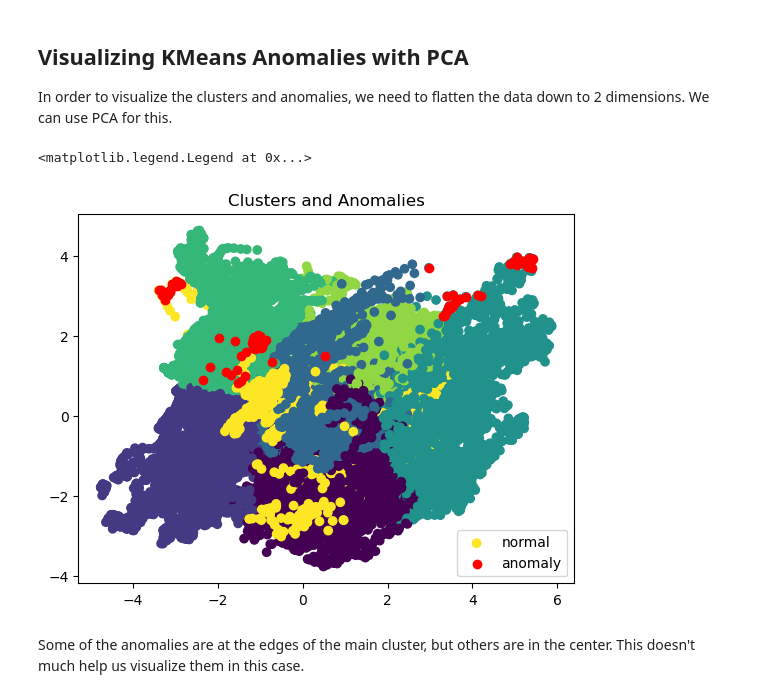
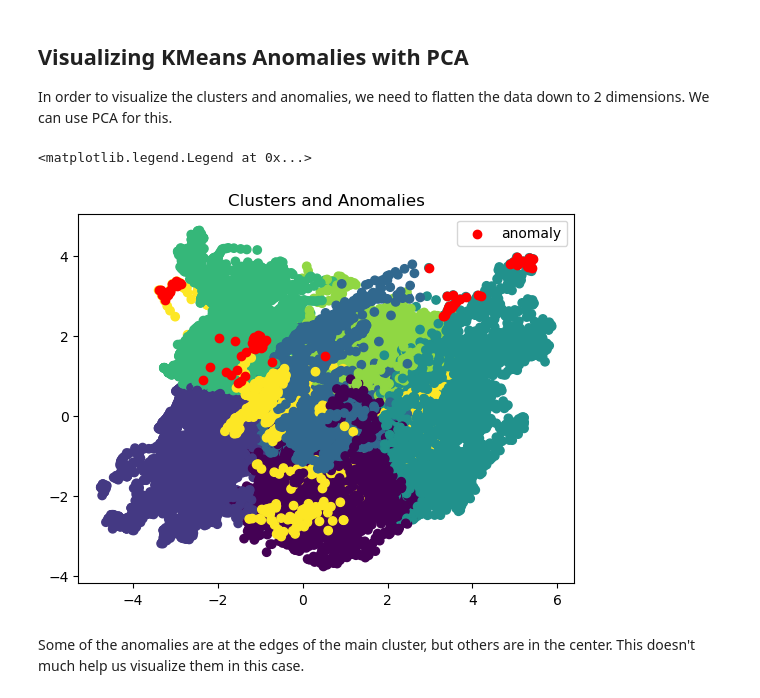
Before and after one commit to Caellwyn/intermediate-ml-wk02-unsupervised-learning-codealongs, a Jupyter notebook: Lecture 2/SOLUTION Anomaly Detection Codealong.ipynb, the cells around one changed output. Drawn from its saved outputs; the diff is of its cells as text; code cells hidden in the pictures.

Commit message:
Small tweaks to kmeans code and some markdown

```diff
--- a/Lecture 2/SOLUTION Anomaly Detection Codealong.ipynb
+++ b/Lecture 2/SOLUTION Anomaly Detection Codealong.ipynb
@@ -170,7 +181,8 @@ Text(0.5, 1.0, 'Silhouette Score')
 
 Now that we have found the optimal number of clusters, we will fit our final KMeans model.
 # %%
-kmeans = KMeans(n_clusters=7, random_state=42).fit(df_scaled)
+n_clusters = 7
+kmeans = KMeans(n_clusters=n_clusters, random_state=42, n_init=10).fit(df_scaled)
 # %% [markdown]
 ## Determine distance from cluster centers.
 
@@ -268,23 +280,23 @@ In order to visualize the clusters and anomalies, we need to flatten the data do
 # %%
 from sklearn.decomposition import PCA
 
 ## instantiate PCA
 pca = PCA(2)
 
 ## PCA transform data
 data_to_plot = pca.fit_transform(df_scaled)
 
 ## filter anomalies
 kmeans_anomalies = data_to_plot[kmeans_filter]
 
 ## Plot clusters and anomalies
-plt.scatter(data_to_plot.iloc[:,0], data_to_plot.iloc[:,1], c=kmeans.labels_, label='normal')
+plt.scatter(data_to_plot.iloc[:,0], data_to_plot.iloc[:,1], c=kmeans.labels_)
 plt.scatter(kmeans_anomalies.iloc[:,0], kmeans_anomalies.iloc[:,1], c='red', label='anomaly')
 plt.title('Clusters and Anomalies')
 plt.legend()
 # %% [output]
 <matplotlib.legend.Legend at 0x...>
-[figure, old version]
+[figure, new version]
 # %% [markdown]
 Some of the anomalies are at the edges of the main cluster, but others are in the center.  This doesn't much help us visualize them in this case.
 # %%
```
Also changed, not shown: parts of 5 cells of this notebook.
